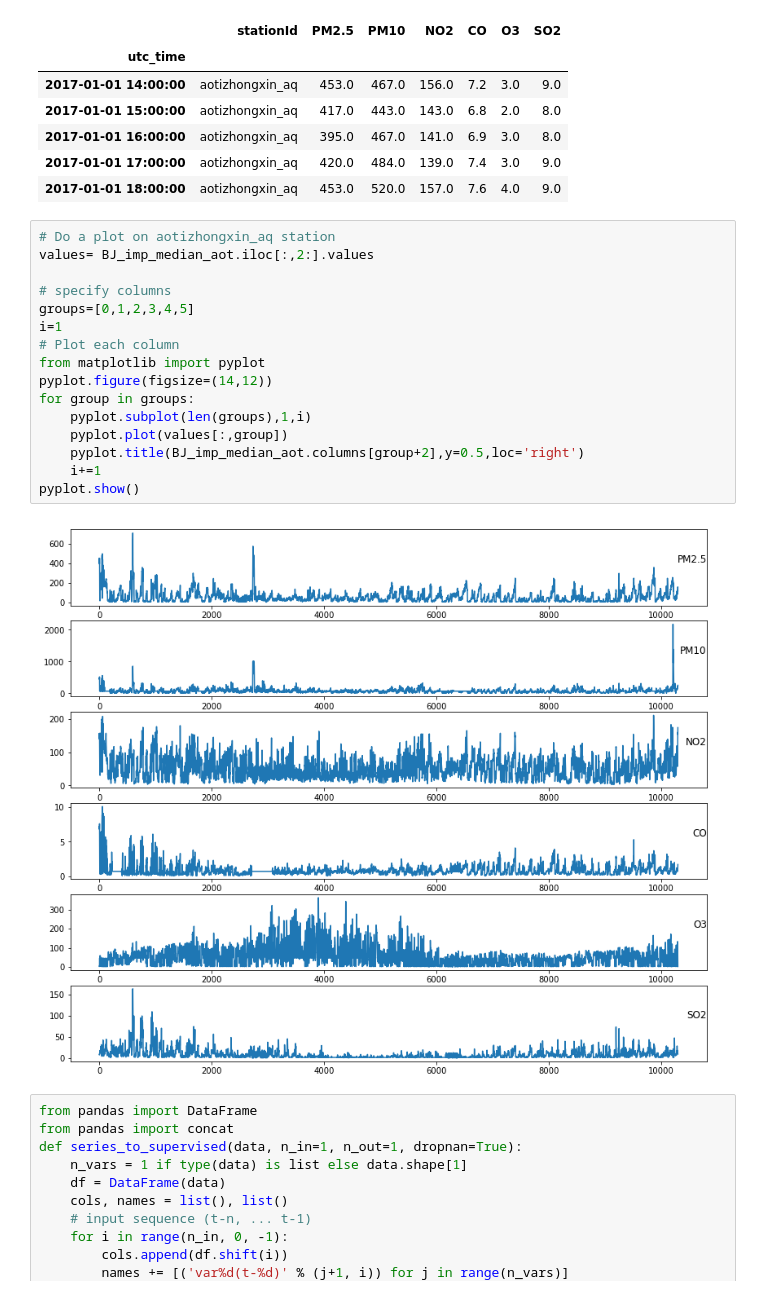
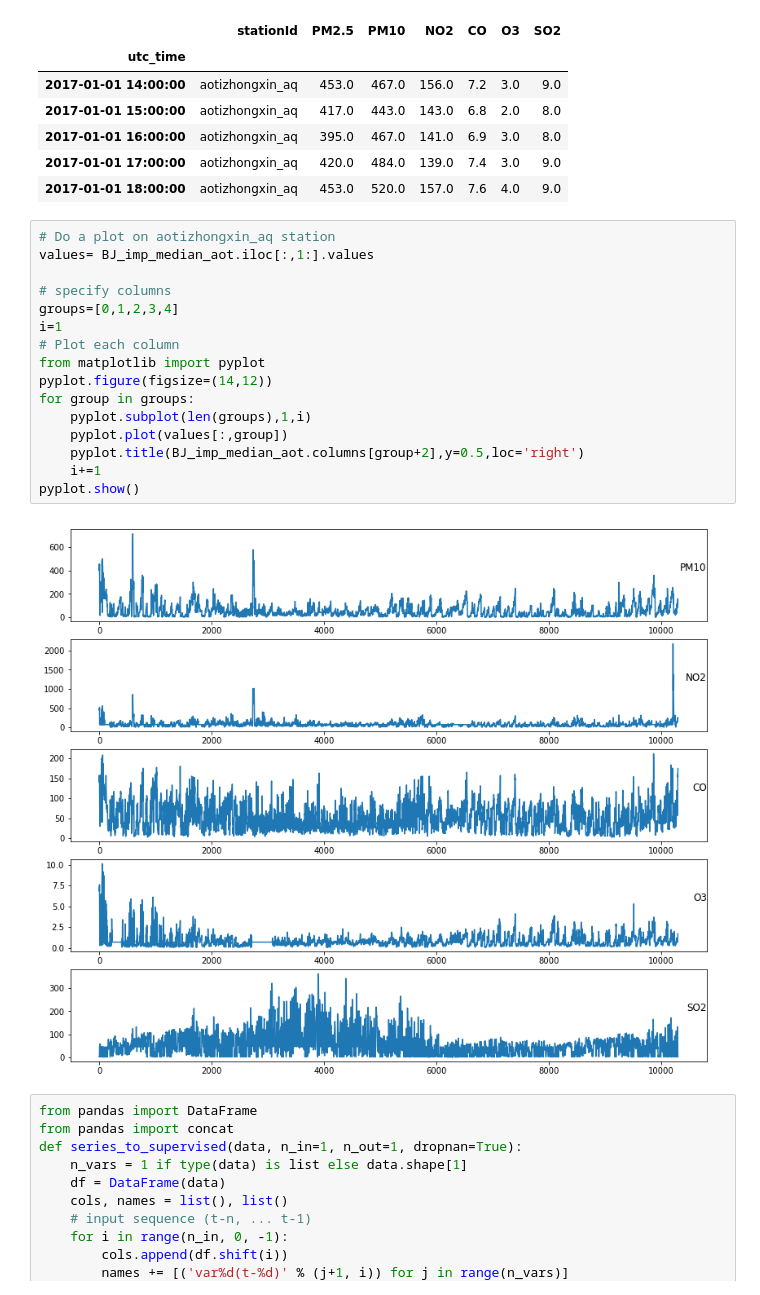
Before and after one commit to Lastget/KDD, a Jupyter notebook: Beijing.ipynb, the cells around one changed output. Drawn from its saved outputs; the diff is of its cells as text.

```diff
--- a/Beijing.ipynb
+++ b/Beijing.ipynb
@@ -214,22 +213,22 @@ BJ_imp_median_aot.head()
 | 2017-01-01 18:00:00 | aotizhongxin_aq | 453.0 | 520.0 | 157.0 | 7.6 | 4.0 | 9.0 |
 # %%
 # Do a plot on aotizhongxin_aq station
-values= BJ_imp_median_aot.iloc[:,2:].values
+values= BJ_imp_median_aot.iloc[:,1:].values
 
 # specify columns
-groups=[0,1,2,3,4,5]
+groups=[0,1,2,3,4]
 i=1
 # Plot each column
 from matplotlib import pyplot
 pyplot.figure(figsize=(14,12))
 for group in groups:
     pyplot.subplot(len(groups),1,i)
     pyplot.plot(values[:,group])
     pyplot.title(BJ_imp_median_aot.columns[group+2],y=0.5,loc='right')
     i+=1
 pyplot.show()
 # %% [output]
-[figure, old version]
+[figure, new version]
 # %%
 from pandas import DataFrame
 from pandas import concat
```
Also changed, not shown: parts of 8 cells of this notebook.
